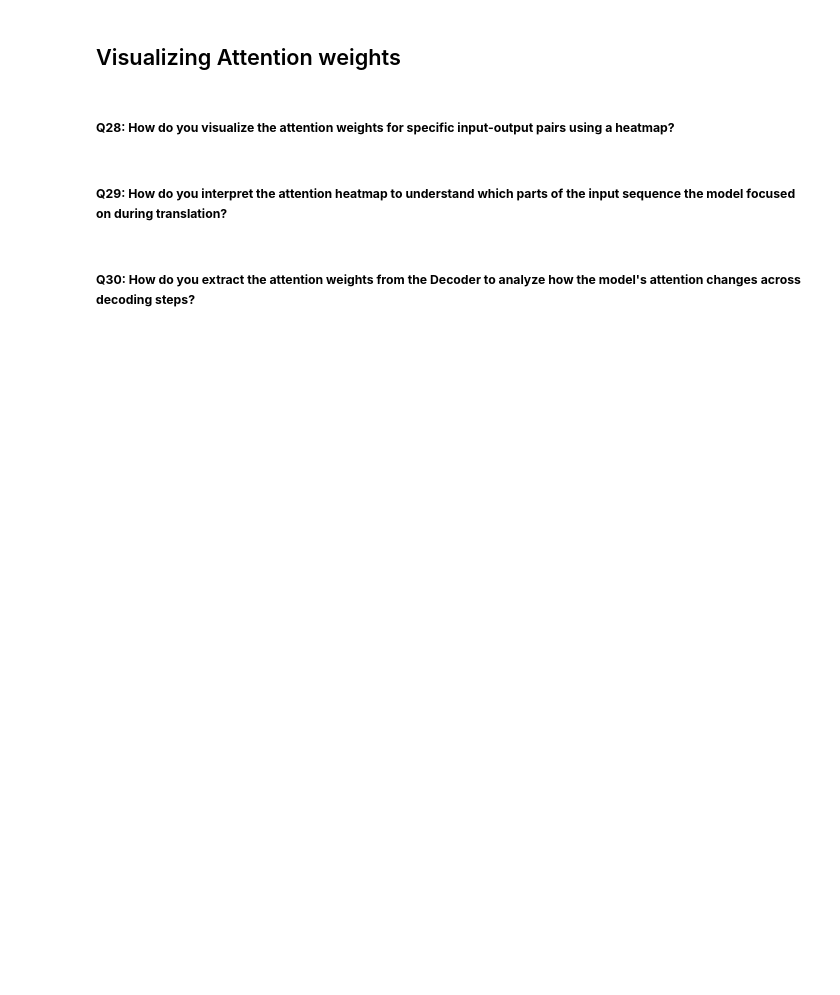
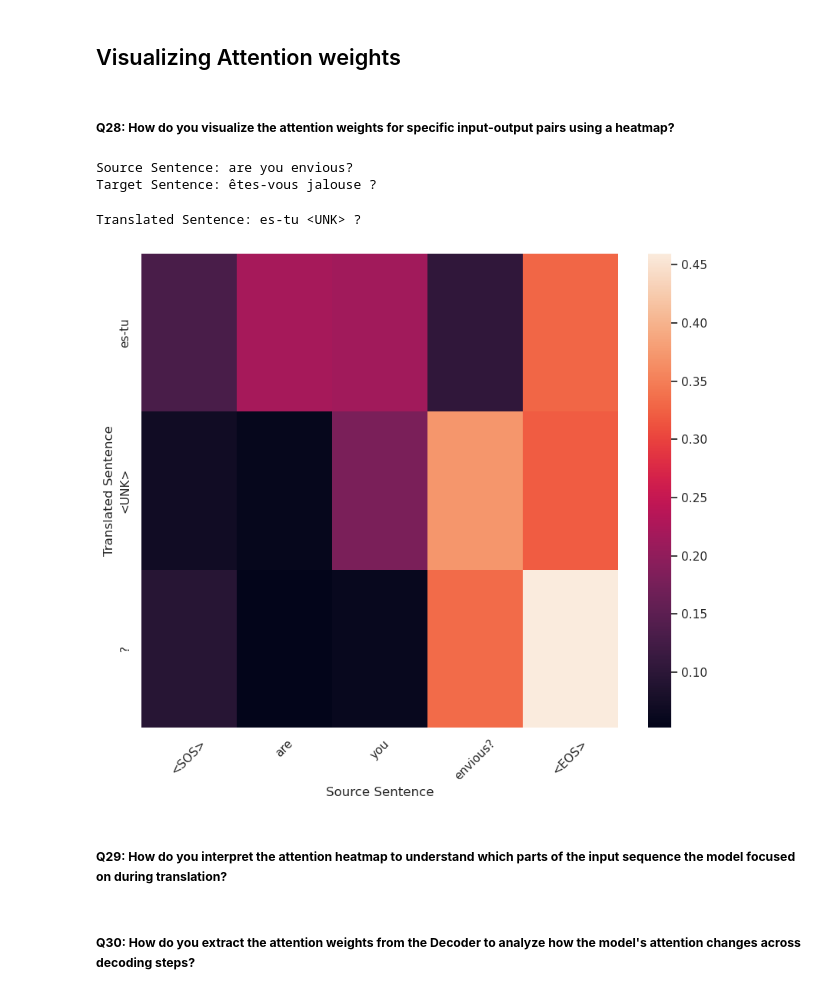
Before and after one commit to fellmir/pyTorchBasis, a Jupyter notebook: 01-intermediate-projects/18_attention_seq2seq.ipynb, the cells around one changed output. Drawn from its saved outputs; the diff is of its cells as text; code cells hidden in the pictures; blank space fills up the shorter version.

```diff
--- a/01-intermediate-projects/18_attention_seq2seq.ipynb
+++ b/01-intermediate-projects/18_attention_seq2seq.ipynb
@@ -219,2 +295,5 @@ Since the attention weights and context vectors are computed at each decoding st
 # %% [markdown]
 ##### **Q6: How do you tokenize the dataset and convert sentences into sequences of indices for machine translation tasks?**
+# %%
+def tokenize(sentence):
+    return sentence.lower().strip().split()
@@ -279,2 +774,50 @@ Since the attention weights and context vectors are computed at each decoding st
+# %%
+def translate_sentence(model, sentence, source_vocab, target_vocab, inv_target_vocab, max_len=50):
+    model.eval()
+    tokens = tokenize(sentence)
+    indexes = [source_vocab['<SOS>']] + [source_vocab.get(word, source_vocab['<UNK>']) for word in tokens] + [source_vocab['<EOS>']]
+    src_tensor = torch.tensor(indexes).unsqueeze(0).to(device)
+    src_length = torch.tensor([len(indexes)], dtype=torch.long)
+
+    with torch.no_grad():
+        encoder_outputs, hidden = model.encoder(src_tensor, src_length)
+        hidden = hidden[:model.decoder.rnn.num_layers]
+        input_token = torch.tensor([target_vocab['<SOS>']]).to(device)
+        mask = model.create_mask(src_tensor)
+        attentions = torch.zeros(max_len, len(indexes)).to(device)
+        translated_tokens = []
+        for t in range(max_len):
+            output, hidden, attention_weights = model.decoder(input_token, hidden, encoder_outputs, mask)
+            attentions[t] = attention_weights
+            top1 = output.argmax(1)
+            token = top1.item()
+            if token == target_vocab['<EOS>']:
+                break
+            translated_tokens.append(inv_target_vocab.get(token, '<UNK>'))
+            input_token = top1
+        attentions = attentions[:t+1]
+    return translated_tokens, attentions.cpu().detach().numpy()
+# %%
+example_idx = 0  # Change the index to select different examples
+source_tokens = val_data[example_idx][0]
+target_tokens = val_data[example_idx][1]
+
+source_sentence = ' '.join(source_tokens)
+target_sentence = ' '.join(target_tokens)
+
+print(f"Source Sentence: {source_sentence}")
+print(f"Target Sentence: {target_sentence}")
+# %% [output]
+Source Sentence: are you envious?
+Target Sentence: êtes-vous jalouse ?
+# %%
+translated_tokens, attentions = translate_sentence(seq2seq_model, source_sentence, source_vocab, target_vocab, inv_target_vocab)  # Translate the sentence and get attention weights
+
+print(f"Translated Sentence: {' '.join(translated_tokens)}")
+
+visualize_attention(source_tokens, translated_tokens, attentions)  # Visualize attention
+# %% [output]
+Translated Sentence: es-tu <UNK> ?
+[figure, added]
 # %% [markdown]
 ##### **Q29: How do you interpret the attention heatmap to understand which parts of the input sequence the model focused on during translation?**
```
Also changed, not shown: parts of 57 cells of this notebook.
